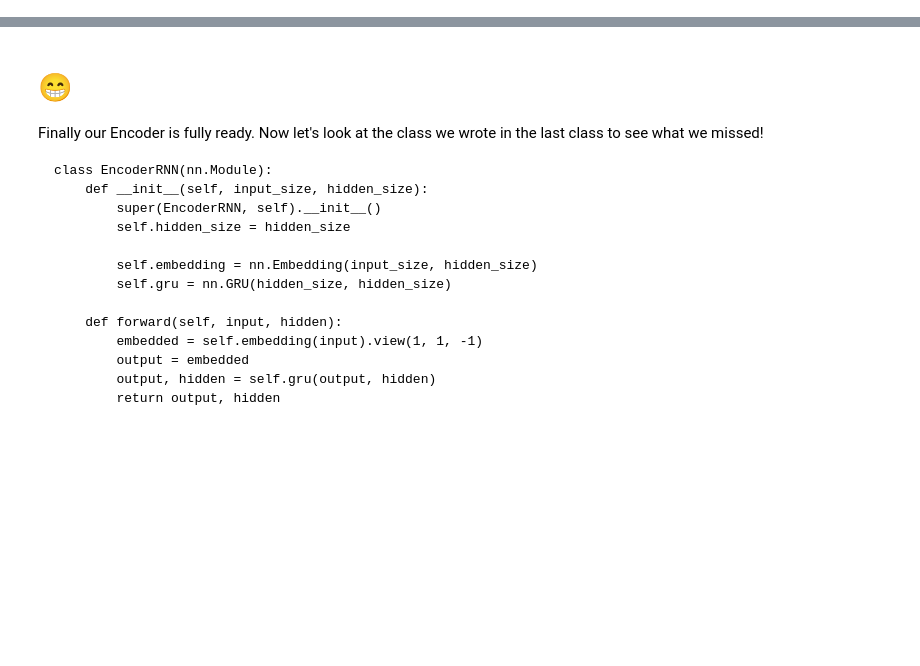
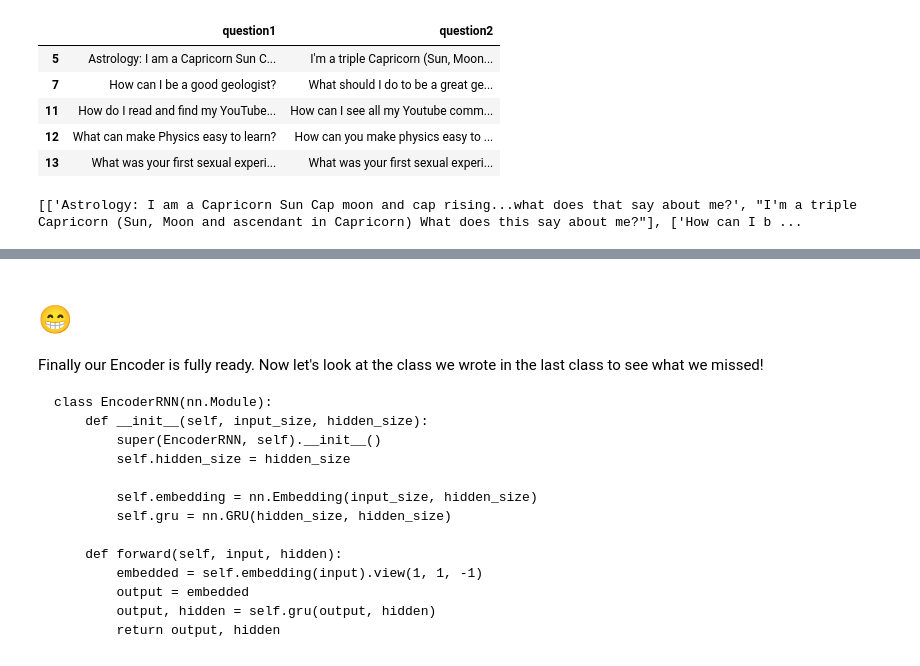
Before and after one commit to MohammedYaseen97/END-3.0-Assignment-6, a Jupyter notebook: END3_Session_6_Task_2.ipynb, the cells around one changed output, grey strips where cells are left out. Cells and saved outputs as stored; diff of their text form; code cells hidden in the pictures; blank space fills up the shorter version.

```diff
--- a/END3_Session_6_Task_2.ipynb
+++ b/END3_Session_6_Task_2.ipynb
@@ -3,3 +37,18 @@
+# %%
+data = data.loc[:,['question1', 'question2']]
+data.head()
+# %% [output]
+|  | question1 | question2 |
+| 5 | Astrology: I am a Capricorn Sun C... | I'm a triple Capricorn (Sun, Moon... |
+| 7 | How can I be a good geologist? | What should I do to be a great ge... |
+| 11 | How do I read and find my YouTube... | How can I see all my Youtube comm... |
+| 12 | What can make Physics easy to learn? | How can you make physics easy to ... |
+| 13 | What was your first sexual experi... | What was your first sexual experi... |
+# %%
+data = data.to_numpy().tolist()
+print(data[0:5])
+# %% [output]
+[['Astrology: I am a Capricorn Sun Cap moon and cap rising...what does that say about me?', "I'm a triple Capricorn (Sun, Moon and ascendant in Capricorn) What does this say about me?"], ['How can I b ...
 # %% [markdown]
 # The architecture we are building
 
```
Also changed, not shown: parts of 2 cells of this notebook.
